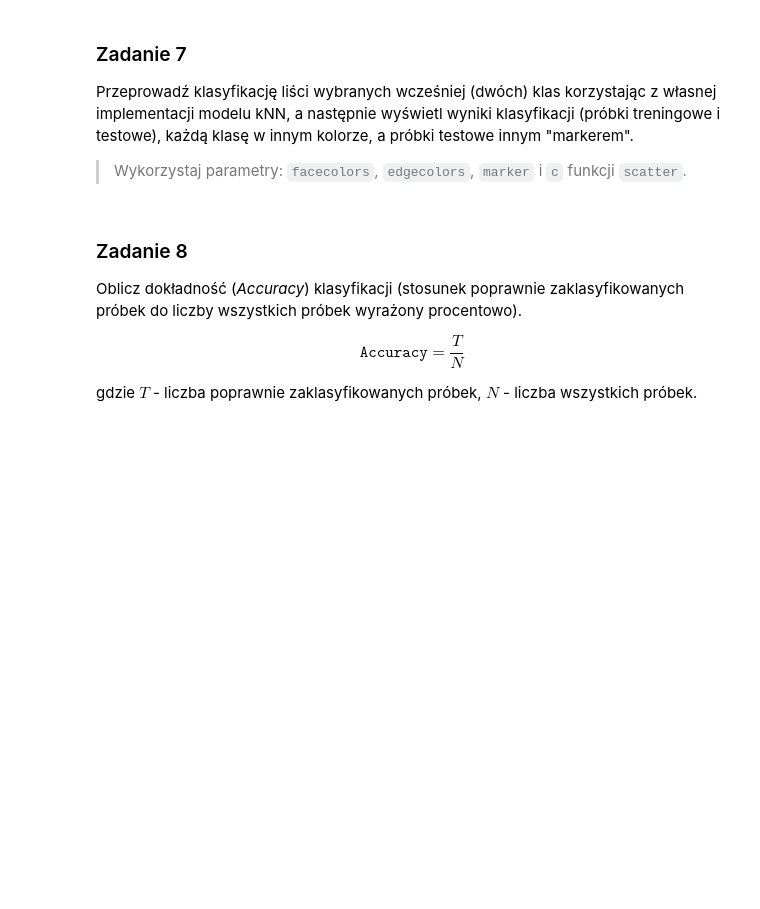
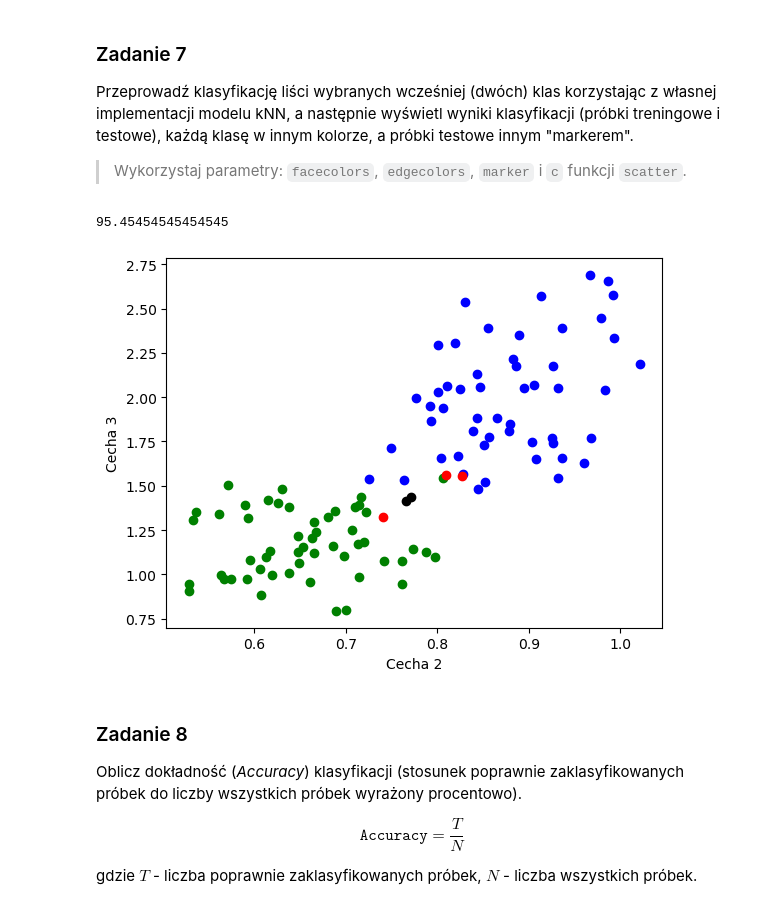
Before and after one commit to HaZhul/Statistics-in-data-analysis, a Jupyter notebook: SwAD2/Lab02.ipynb, the cells around one changed output. Saved outputs shown, nothing was run; the diff lists cells and outputs as text; code cells hidden in the pictures; blank space fills up the shorter version.

```diff
--- a/SwAD2/Lab02.ipynb
+++ b/SwAD2/Lab02.ipynb
@@ -217,11 +229,17 @@ Zaimplementuj klasyfikator najbliższego sąsiada.
 2. Odnajdź taki element ze zbioru _treningowego_, którego odległość do klasyfikowanego elementu (ze zbioru _testowego_) jest najmniejsza.
 3. Przypisz klasyfikowanemu elementowi klasę.
 # %%
-klasyfikator = []
-i = 0
-features = range(3,16)
+klasa = []
+features = range(2,16)
 for element in test:
     klasyfikator = [edist(element, cecha, features) for cecha in train]
-    klasa = train[klasyfikator.index(max(klasyfikator))][0]
-    print(klasa)
+    klasa.append(train[klasyfikator.index(min(klasyfikator))][0])
+
+
+T = 0
+N = len(test)
+for i, element in enumerate(test):
+    if element[0] == klasa[i]: T += 1
+
+print((T/N)*100)
 # %% [output]
@@ -253,3 +252,39 @@ Przeprowadź klasyfikację liści wybranych wcześniej (dwóch) klas korzystają
+# %%
+klasa = []
+features = [2, 3] #range(2,16)
+for element in test_new:
+    klasyfikator = [edist(element, cecha, features) for cecha in train_new]
+    klasa.append(train_new[klasyfikator.index(min(klasyfikator))][0])
+
+correct_3 = []
+incorrect_3 = []
+correct_5 = []
+incorrect_5 = []
+
+
+T = 0
+N = len(test_new)
+for i, element in enumerate(test_new):
+    if element[0] == klasa[i]:
+        T += 1
+        if klasa[i] == 3:
+            plt.plot(element[2], element[3], 'o', color='green')
+        elif klasa[i] == 5:
+            plt.plot(element[2], element[3], 'o', color='blue')
+    else:
+        if klasa[i] == 3:
+            plt.plot(element[2], element[3], 'o', color='red')
+        elif klasa[i] == 5:
+            plt.plot(element[2], element[3], 'o', color='black')
+
+
+
+plt.xlabel('Cecha 2')
+plt.ylabel('Cecha 3')
+print((T/N)*100)
+# %% [output]
+95.45454545454545
+[figure, added]
 # %% [markdown]
 ### Zadanie 8
 
```
Also changed, not shown: parts of 11 cells of this notebook.
